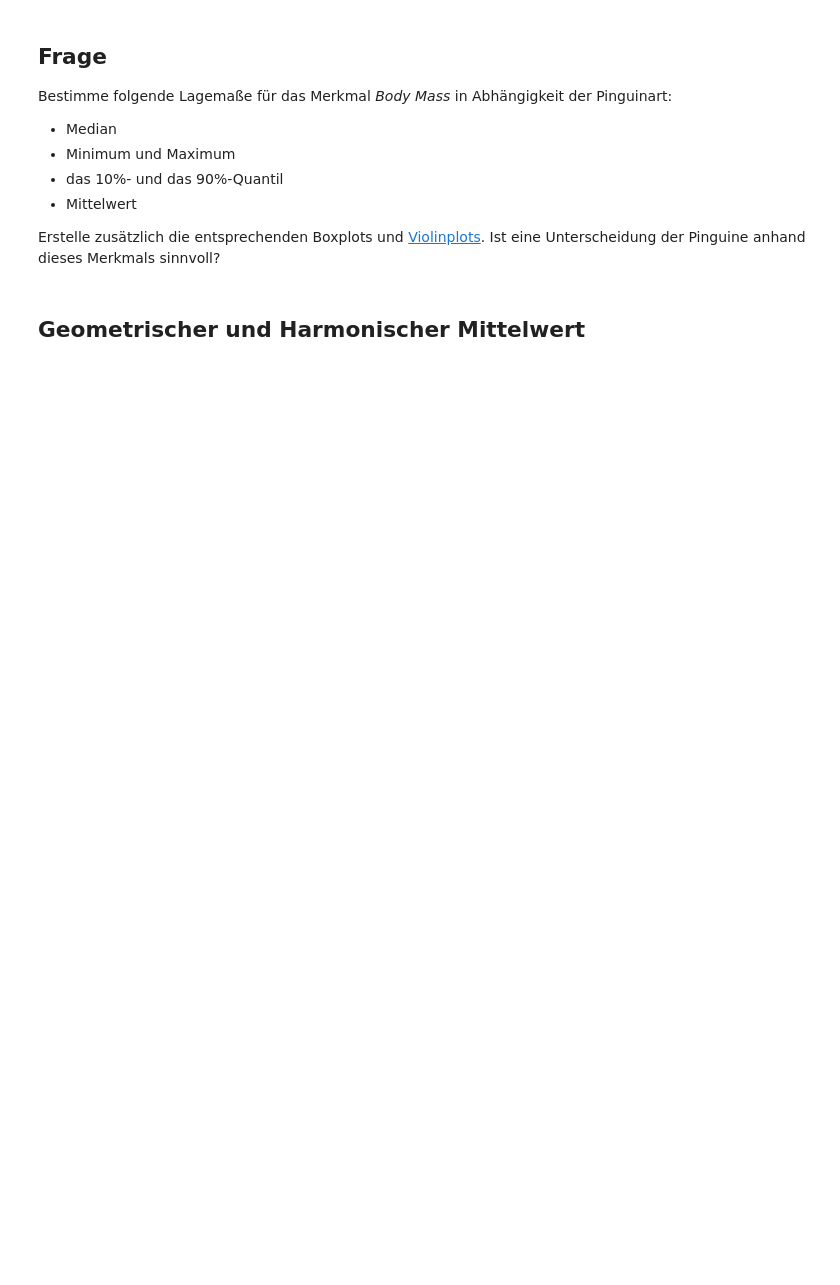
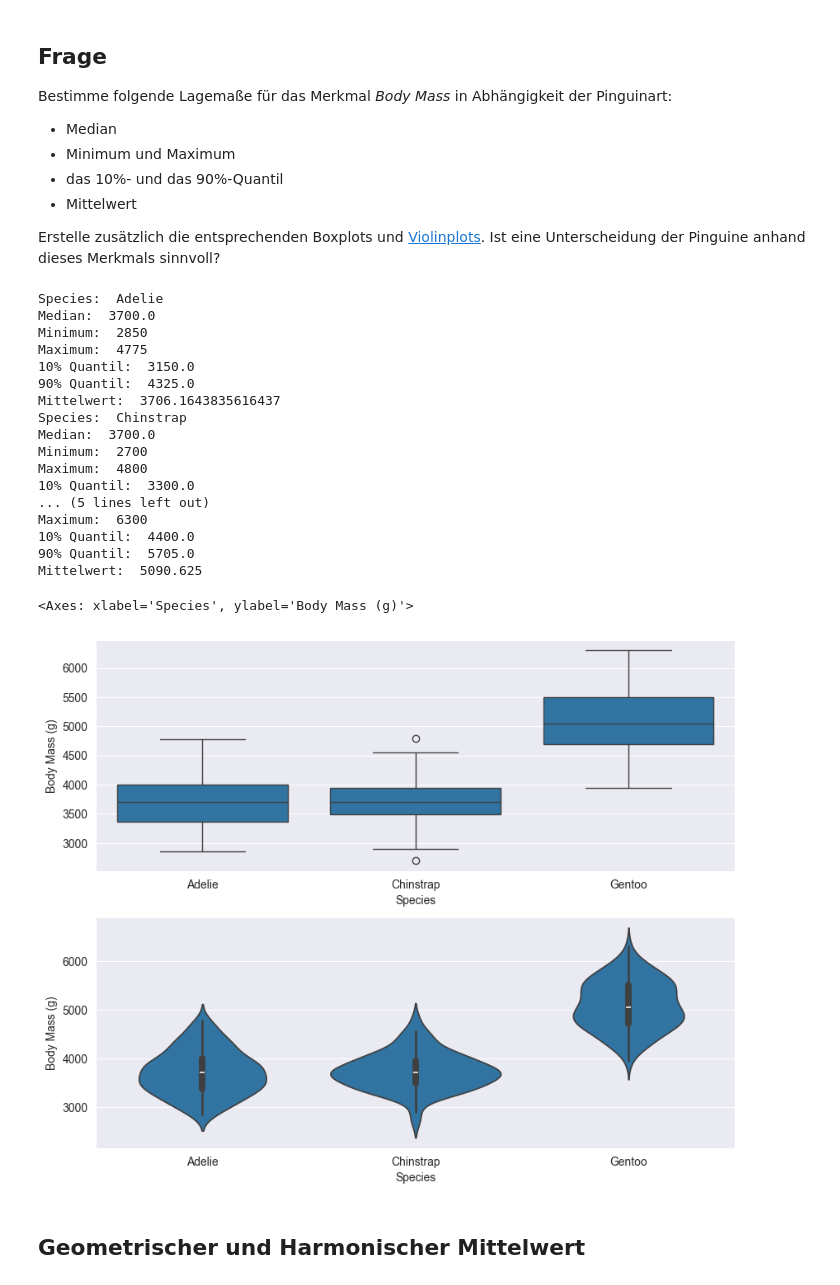
Before and after one commit to lukas3482/wahrscheinlichkeitsrechnung, a Jupyter notebook: lage_streumasse/inClass-LageStreumasse-Student-template.ipynb, the cells around one changed output. Drawn from its saved outputs; the diff is of its cells as text; code cells hidden in the pictures; blank space fills up the shorter version.

```diff
--- a/lage_streumasse/inClass-LageStreumasse-Student-template.ipynb
+++ b/lage_streumasse/inClass-LageStreumasse-Student-template.ipynb
@@ -13,5 +13,5 @@ warnings.filterwarnings("ignore")
 ## Lagemaße
 # %%
 # einladen des Pinguin-Datensatzes
-penguins = pd.read_excel('../Datasets/penguin/penguinsSmall.xlsx', index_col=0)
+penguins = pd.read_excel('./data/penguinsSmall.xlsx', index_col=0)
 display(penguins.head(2))
@@ -74,6 +94,48 @@ Bestimme folgende Lagemaße für das Merkmal *Body Mass* in Abhängigkeit der Pi
 - Mittelwert
 
 Erstelle zusätzlich die entsprechenden Boxplots und [Violinplots](https://seaborn.pydata.org/generated/seaborn.violinplot.html). Ist eine Unterscheidung der Pinguine anhand dieses Merkmals sinnvoll?
+# %%
+
+# Body Mass (g)
+# species = penguins.groupby('Species')['Body Mass (g)']
+# display(species.describe(exclude=['count', 'std'], percentiles=[0.1,0.9]))
+
+for species, group in penguins.groupby("Species")['Body Mass (g)']:
+    print("Species: ", species)
+    print("Median: ", group.median())
+    print("Minimum: ", group.min())
+    print("Maximum: ", group.max())
+    print("10% Quantil: ", group.quantile(0.1))
+    print("90% Quantil: ", group.quantile(0.9))
+    print("Mittelwert: ", group.mean())
+
+
+fig, ax = plt.subplots(2,1,figsize=(10,8))
+sea.boxplot(data=penguins, x='Species', y='Body Mass (g)', ax=ax[0])
+sea.violinplot(data=penguins, x='Species', y='Body Mass (g)', ax=ax[1])
+
+# Unterscheidung Sinnvoll? -> Naja, Gento kann von Adelie und Chinstrap gut mit dem Bodymass unterschieden werden.
+# Adelie und Chinstrap aber nicht wirklich gut
+# %% [output]
+Species:  Adelie
+Median:  3700.0
+Minimum:  2850
+Maximum:  4775
+10% Quantil:  3150.0
+90% Quantil:  4325.0
+Mittelwert:  3706.1643835616437
+Species:  Chinstrap
+Median:  3700.0
+Minimum:  2700
+Maximum:  4800
+10% Quantil:  3300.0
+... (5 lines left out)
+Maximum:  6300
+10% Quantil:  4400.0
+90% Quantil:  5705.0
+Mittelwert:  5090.625
+<Axes: xlabel='Species', ylabel='Body Mass (g)'>
+[figure, added]
 # %% [markdown]
 ## Geometrischer und Harmonischer Mittelwert
 # %%
```
Also changed, not shown: parts of 10 cells of this notebook, 4 other files.
